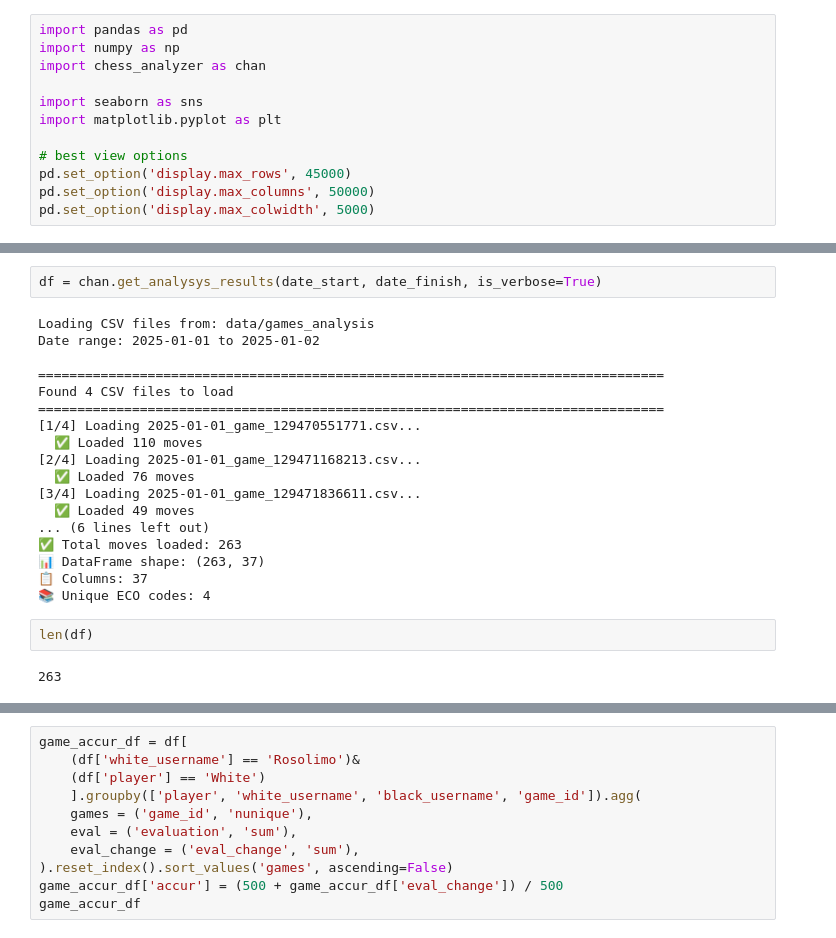
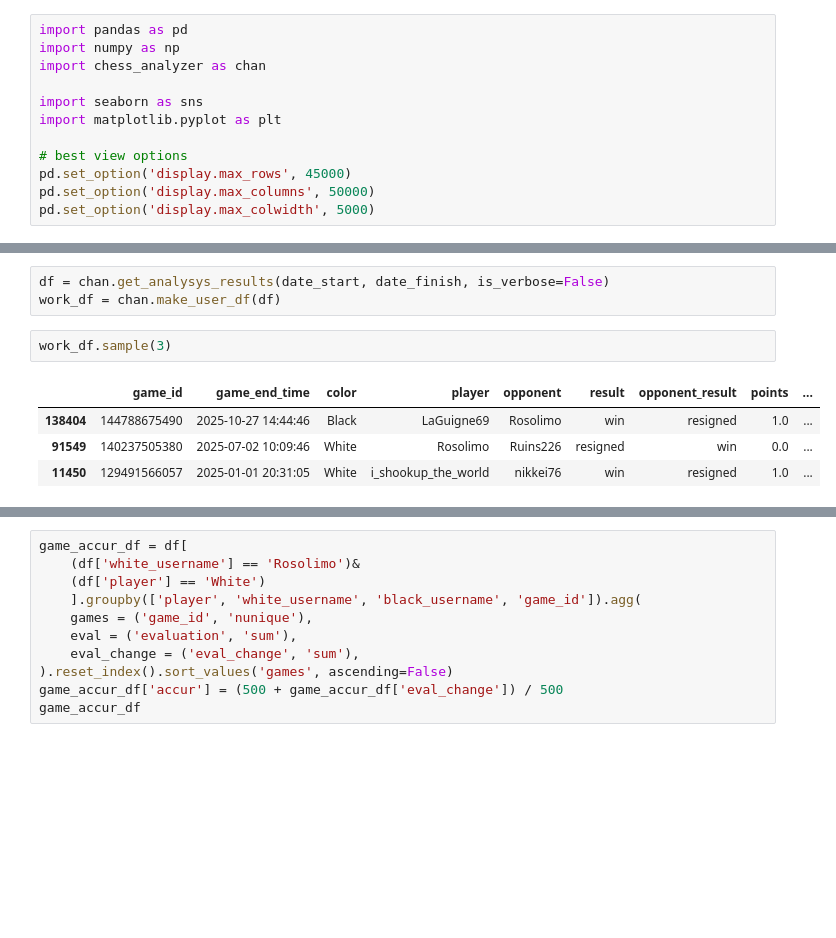
Before and after one commit to rosolimo212/chess_evaluater, a Jupyter notebook: tests.ipynb, the cells around one changed output, grey strips where cells are left out. Cells and saved outputs as stored; diff of their text form; blank space fills up the shorter version.

```diff
--- a/tests.ipynb
+++ b/tests.ipynb
@@ -72,27 +19,13 @@ Errors: 0
 # %%
-df = chan.get_analysys_results(date_start, date_finish, is_verbose=True)
+df = chan.get_analysys_results(date_start, date_finish, is_verbose=False)
+work_df = chan.make_user_df(df)
-# %% [output]
-Loading CSV files from: data/games_analysis
-Date range: 2025-01-01 to 2025-01-02
-
-================================================================================
-Found 4 CSV files to load
-================================================================================
-[1/4] Loading 2025-01-01_game_129470551771.csv...
-  ✅ Loaded 110 moves
-[2/4] Loading 2025-01-01_game_129471168213.csv...
-  ✅ Loaded 76 moves
-[3/4] Loading 2025-01-01_game_129471836611.csv...
-  ✅ Loaded 49 moves
-... (6 lines left out)
-✅ Total moves loaded: 263
-📊 DataFrame shape: (263, 37)
-📋 Columns: 37
-📚 Unique ECO codes: 4
-# %%
-len(df)
-# %% [output]
-263
+# %%
+work_df.sample(3)
+# %% [output]
+|  | game_id | game_end_time | color | player | opponent | result | opponent_result | points | ... |
+| 138404 | 144788675490 | 2025-10-27 14:44:46 | Black | LaGuigne69 | Rosolimo | win | resigned | 1.0 | ... |
+| 91549 | 140237505380 | 2025-07-02 10:09:46 | White | Rosolimo | Ruins226 | resigned | win | 0.0 | ... |
+| 11450 | 129491566057 | 2025-01-01 20:31:05 | White | i_shookup_the_world | nikkei76 | win | resigned | 1.0 | ... |
 # %%
 df.sample(3)
 # %% [output]
```
Also changed, not shown: parts of 35 cells of this notebook, 2 other files.
